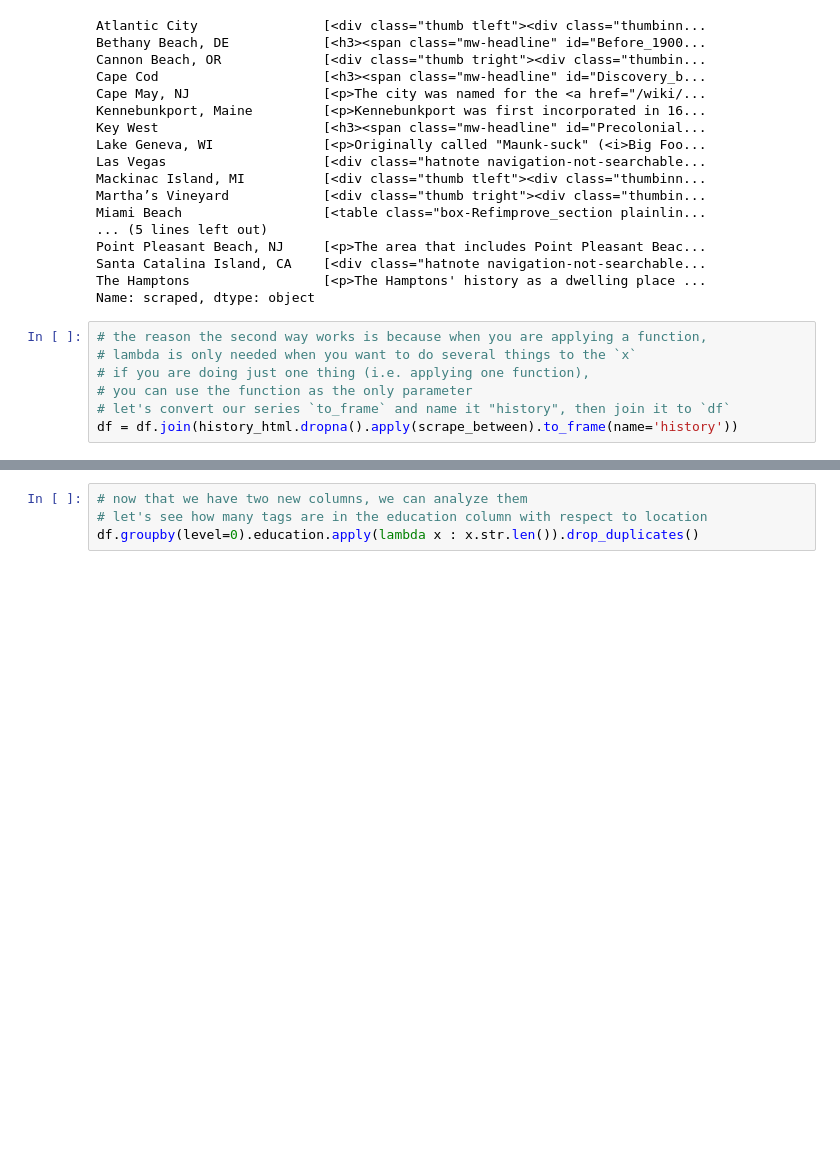
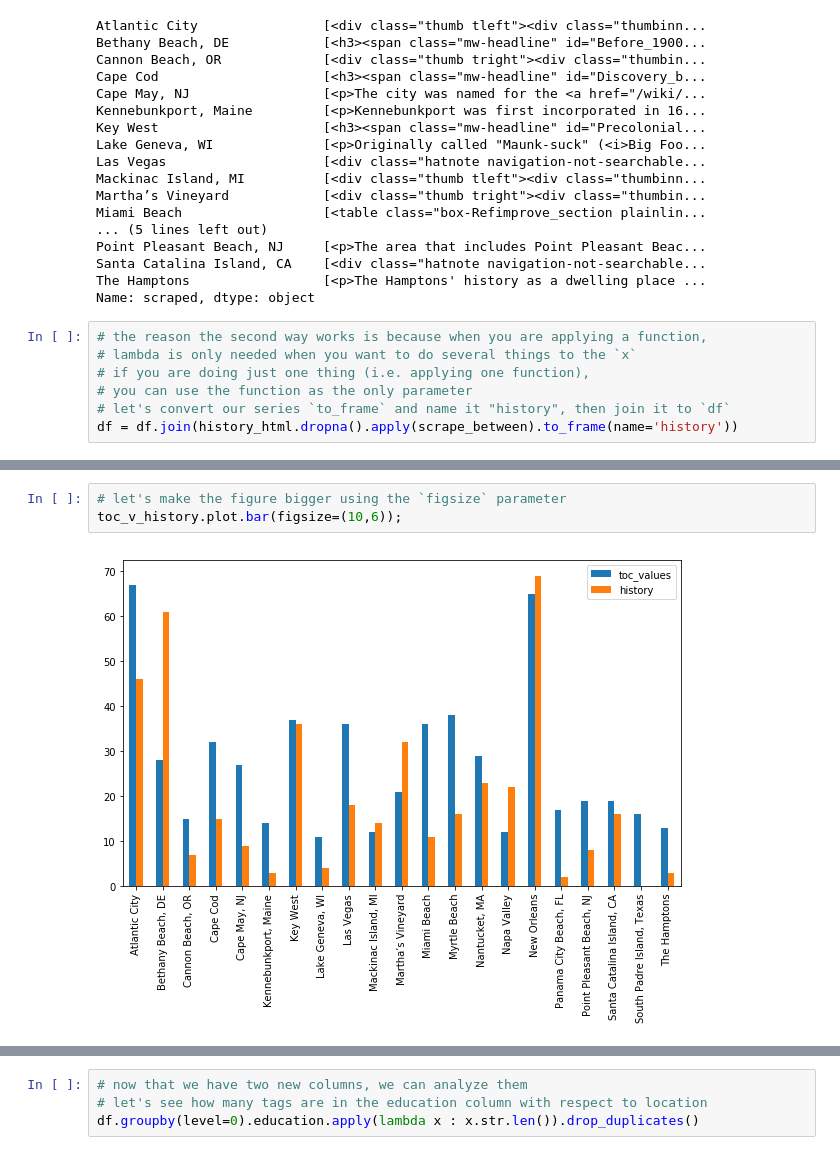
Before and after one commit to it176131/Presentations, a Jupyter notebook: Analytics_Learning_Lab_2019Q1.ipynb, the cells around one changed output, grey strips where cells are left out. Drawn from its saved outputs; the diff is of its cells as text; blank space fills up the shorter version.

```diff
--- a/Analytics_Learning_Lab_2019Q1.ipynb
+++ b/Analytics_Learning_Lab_2019Q1.ipynb
@@ -1716,0 +1744,5 @@ df.head()
+# %%
+# let's make the figure bigger using the `figsize` parameter
+toc_v_history.plot.bar(figsize=(10,6));
+# %% [output]
+[figure, added]
```
Also changed, not shown: parts of 43 cells of this notebook.
